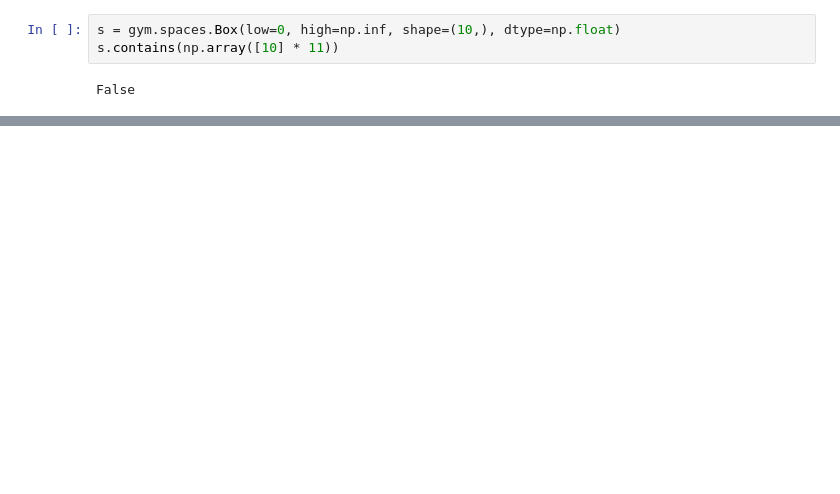
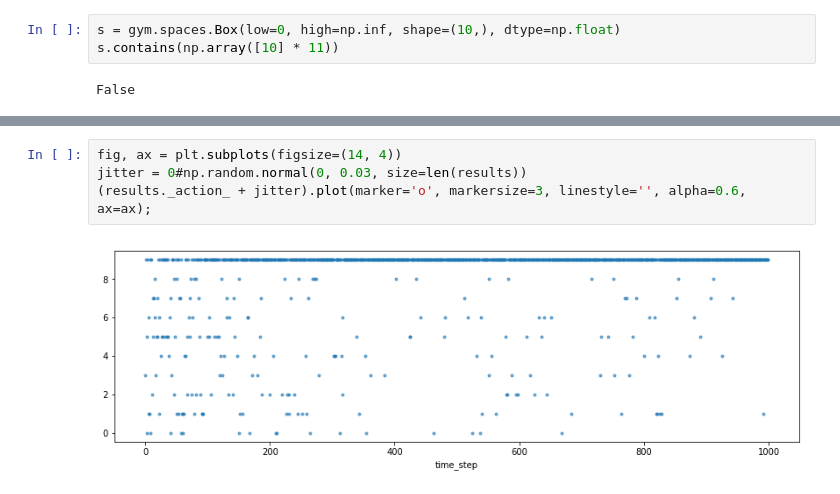
Before and after one commit to banditry/banditry, a Jupyter notebook: notebooks/environment-impl.ipynb, the cells around one changed output, grey strips where cells are left out. Cells and saved outputs as stored; diff of their text form; blank space fills up the shorter version.

```diff
--- a/notebooks/environment-impl.ipynb
+++ b/notebooks/environment-impl.ipynb
@@ -343,0 +493,6 @@ plot_cum_regret(all_rewards, optimal_rewards);
+# %%
+fig, ax = plt.subplots(figsize=(14, 4))
+jitter = 0#np.random.normal(0, 0.03, size=len(results))
+(results._action_ + jitter).plot(marker='o', markersize=3, linestyle='', alpha=0.6, ax=ax);
+# %% [output]
+[figure, added]
```
Also changed, not shown: parts of 36 cells of this notebook, 3 other files.
